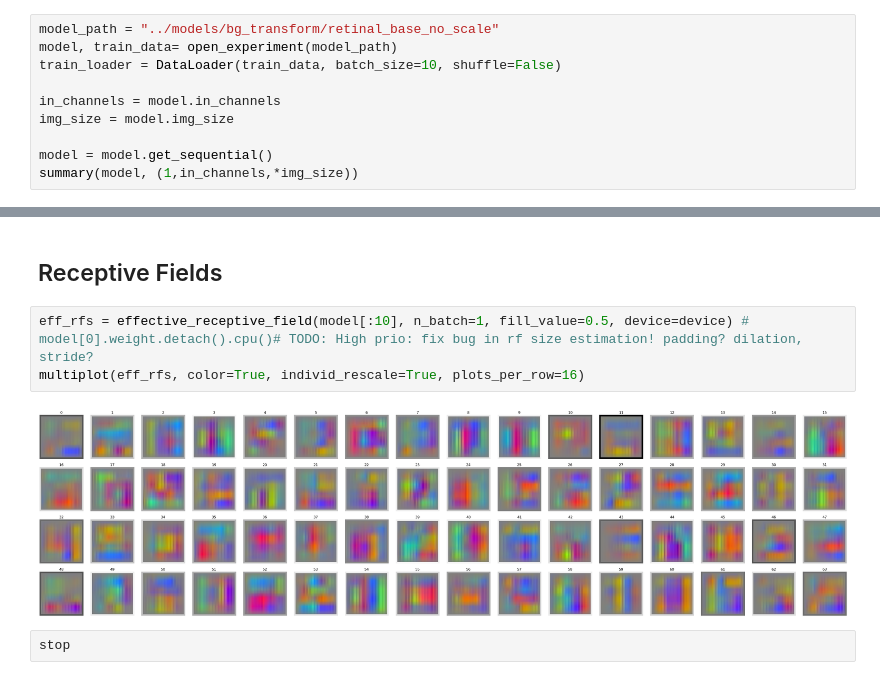
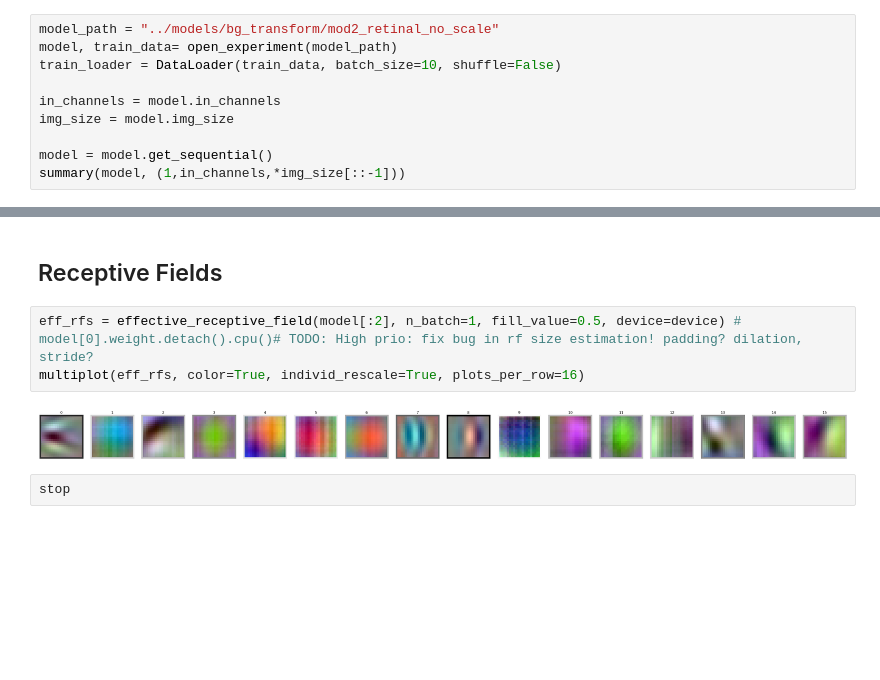
Before and after one commit to fabioseel/receptive-fields, a Jupyter notebook: src/evaluation.ipynb, the cells around one changed output, grey strips where cells are left out. Drawn from its saved outputs; the diff is of its cells as text; blank space fills up the shorter version.

```diff
--- a/src/evaluation.ipynb
+++ b/src/evaluation.ipynb
@@ -23,7 +23,7 @@ print("Using", device)
 # %% [output]
 Using cuda
 # %%
-model_path = "../models/bg_transform/retinal_base_no_scale"
+model_path = "../models/bg_transform/mod2_retinal_no_scale"
 model, train_data= open_experiment(model_path)
 train_loader = DataLoader(train_data, batch_size=10, shuffle=False)
 
@@ -31,7 +31,7 @@ in_channels = model.in_channels
 img_size = model.img_size
 
 model = model.get_sequential()
-summary(model, (1,in_channels,*img_size))
+summary(model, (1,in_channels,*img_size[::-1]))
 # %% [output]
 Files already downloaded and verified
 ==========================================================================================
@@ -92,10 +93,10 @@ for ax, im in zip(axes[1], rescaleZeroOne(processed)):
 # %% [markdown]
 ## Receptive Fields
 # %%
-eff_rfs = effective_receptive_field(model[:10], n_batch=1, fill_value=0.5, device=device) # model[0].weight.detach().cpu()# TODO: High prio: fix bug in rf size estimation! padding? dilation, stride?
+eff_rfs = effective_receptive_field(model[:2], n_batch=1, fill_value=0.5, device=device) # model[0].weight.detach().cpu()# TODO: High prio: fix bug in rf size estimation! padding? dilation, stride?
 multiplot(eff_rfs, color=True, individ_rescale=True, plots_per_row=16)
 # %% [output]
-[figure, old version]
+[figure, new version]
 # %%
 stop
 # %% [output]
```
Also changed, not shown: parts of 3 cells of this notebook, 2 other files.
